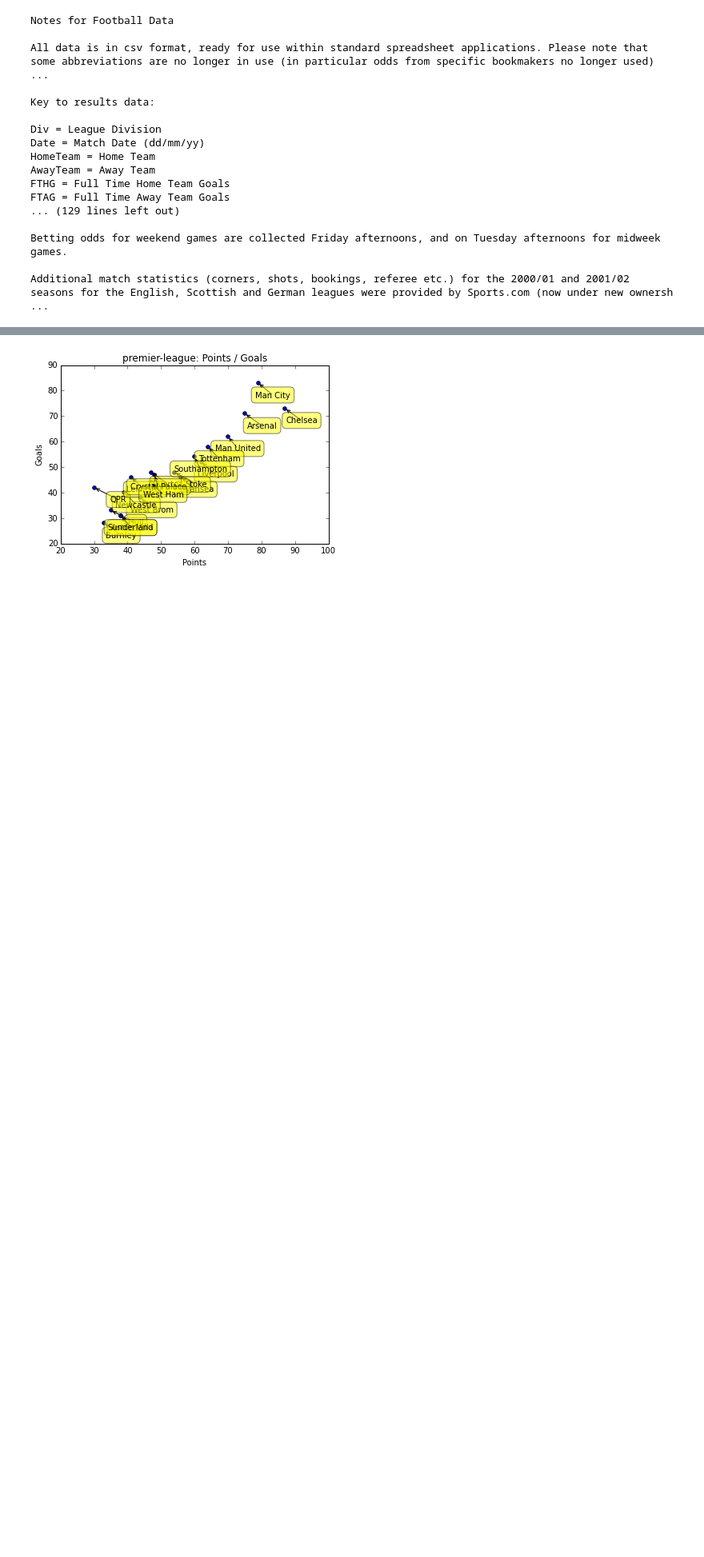
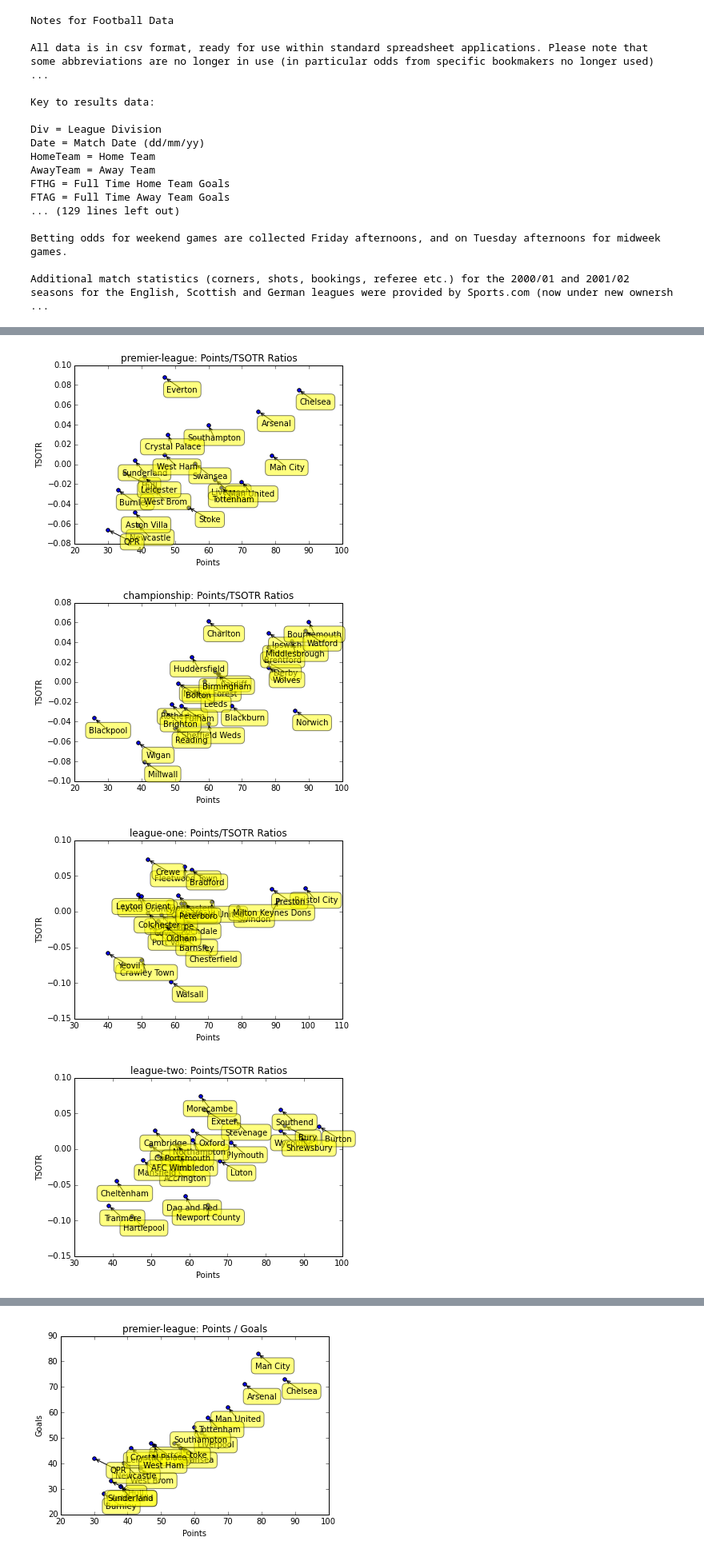
Before and after one commit to allanderek/football-analysis, a Jupyter notebook: LeagueAnalysis.ipynb, the cells around one changed output, grey strips where cells are left out. Shown at 80% size. Cells and saved outputs as stored; diff of their text form; code cells hidden in the pictures; blank space fills up the shorter version.

```diff
--- a/LeagueAnalysis.ipynb
+++ b/LeagueAnalysis.ipynb
@@ -145,0 +189,12 @@ for league in leagues:
+# %%
+for league in leagues:
+    scatter_stats(league, title='{0}: Points/TSOTR Ratios'.format(league.title),
+                  xlabel='Points', ylabel='TSOTR',
+                  get_x_stat=lambda t: league.team_stats[t].points,
+                  get_y_stat=lambda t: league.team_stats[t].tsotr
+                  )
+# %% [output]
+[figure, added]
+[figure, added]
+[figure, added]
+[figure, added]
```
Also changed, not shown: parts of 9 cells of this notebook, 1 other file.
